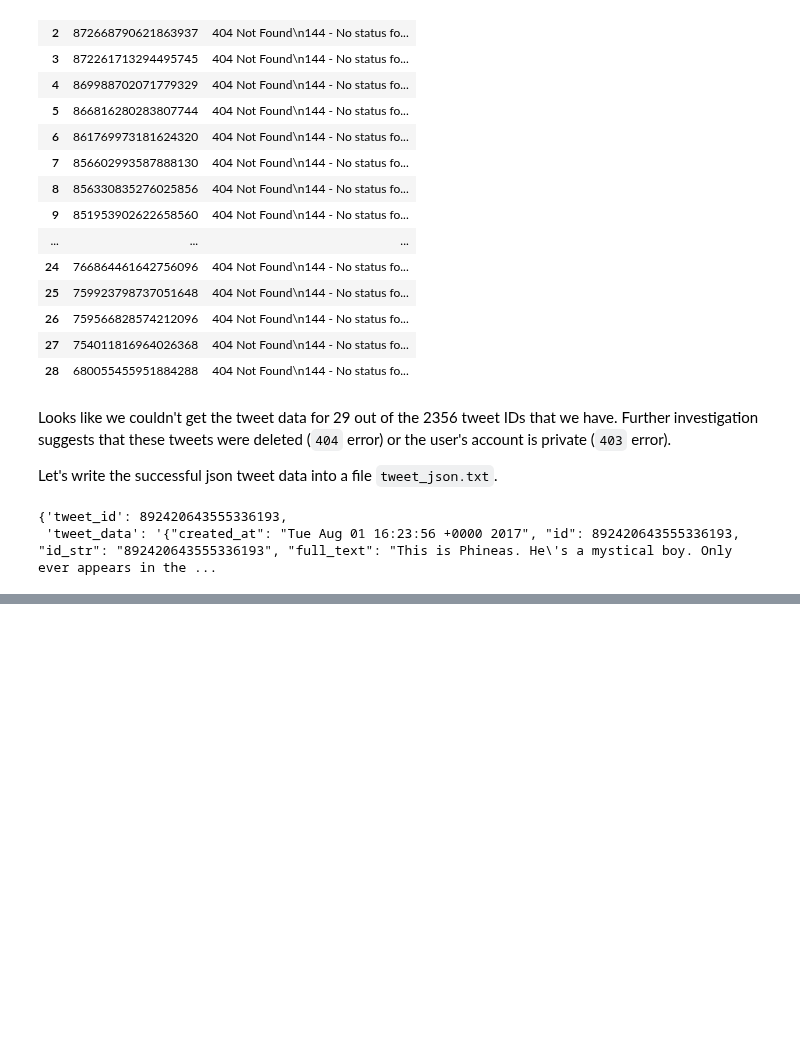
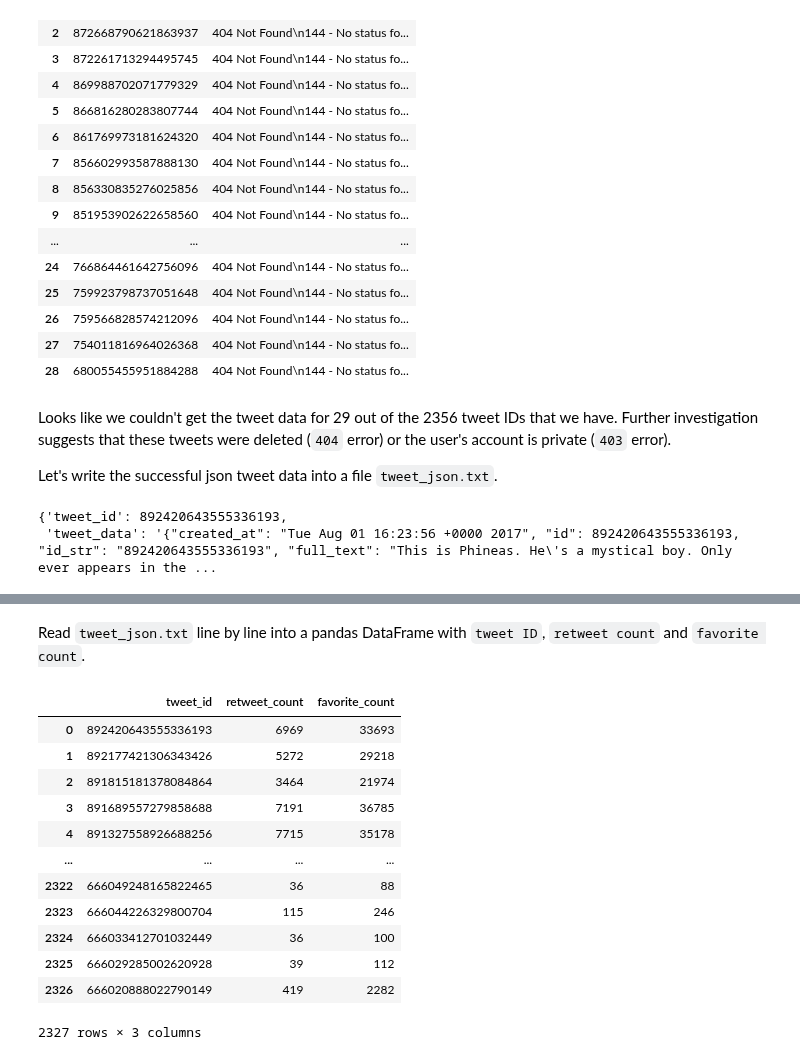
Before and after one commit to EsosaOrumwese/ALX-T-Nanodegree, a Jupyter notebook: Data Analytics/Projects/WeRateDogs Twitter/WeRateDogs Twitter_Data Wrangling Project.ipynb, the cells around one changed output, grey strips where cells are left out. Drawn from its saved outputs; the diff is of its cells as text; code cells hidden in the pictures; blank space fills up the shorter version.

Commit message:
Done with Data Gathering

```diff
--- a/Data Analytics/Projects/WeRateDogs Twitter/WeRateDogs Twitter_Data Wrangling Project.ipynb
+++ b/Data Analytics/Projects/WeRateDogs Twitter/WeRateDogs Twitter_Data Wrangling Project.ipynb
@@ -147,7 +147,7 @@ def tweet_status(tweetID):
       return {'tweet_id': tweetID, 'tweet_data':tweet_data}
 # %%
 '''
-tweet_json = [] # creating empty list for containing dictionary returned from tweet_status()
+tweets = [] # creating empty list for containing dictionary returned from tweet_status()
 errorList = [] # list for containing the failed tweet IDs
 
 i = 1 # counter
@@ -158,7 +158,7 @@ for id in twitter_enhanced_df.tweet_id:
       start = timeit.timeit() # get start time
       try:
             status = tweet_status(id) # get status for tweet ID
-            tweet_json.append(status) # append return dictionary to tweet_json
+            tweets.append(status) # append return dictionary to tweet_json
       except Exception as e:
             # get the tweet ID and its particular error
             errorList.append({
@@ -257,9 +257,9 @@ tweet_json[0]
 {'tweet_id': 892420643555336193,
  'tweet_data': '{"created_at": "Tue Aug 01 16:23:56 +0000 2017", "id": 892420643555336193, "id_str": "892420643555336193", "full_text": "This is Phineas. He\'s a mystical boy. Only ever appears in the ...
 # %%
-# write only 'tweet_data' of each dictionary in tweet_json to a txt file
+# write only 'tweet_data' of each dictionary in `tweets` to a txt file
 c = 0
-for status in tweet_json:
+for status in tweets:
       # creating file and storing data
       if c == 0:
             with open('tweet_json.txt', 'w') as file:
@@ -273,0 +271,34 @@ for status in tweet_json:
+# %% [markdown]
+Read `tweet_json.txt` line by line into a pandas DataFrame with `tweet ID`, `retweet count` and `favorite count`.
+# %%
+tweet_json = [] # creating empty list to store dictionary
+
+with open('tweet_json.txt', 'r') as file:
+      # iterating through each line in 'file'
+      for line in file.readlines():
+            # converting 'line' from string to dictionary type
+            data = json.loads(line)
+            # appending dictionary contain our values of interest to 'tweet_json'
+            tweet_json.append({
+                              'tweet_id': data['id'],
+                              'retweet_count': data['retweet_count'],
+                              'favorite_count': data['favorite_count']
+                               })
+# %%
+tweet_json_df = pd.DataFrame(tweet_json)
+# %%
+tweet_json_df
+# %% [output]
+|  | tweet_id | retweet_count | favorite_count |
+| 0 | 892420643555336193 | 6969 | 33693 |
+| 1 | 892177421306343426 | 5272 | 29218 |
+| 2 | 891815181378084864 | 3464 | 21974 |
+| 3 | 891689557279858688 | 7191 | 36785 |
+| 4 | 891327558926688256 | 7715 | 35178 |
+| ... | ... | ... | ... |
+| 2322 | 666049248165822465 | 36 | 88 |
+| 2323 | 666044226329800704 | 115 | 246 |
+| 2324 | 666033412701032449 | 36 | 100 |
+| 2325 | 666029285002620928 | 39 | 112 |
+| 2326 | 666020888022790149 | 419 | 2282 |
+2327 rows × 3 columns
```
Also changed, not shown: parts of 2 cells of this notebook.
